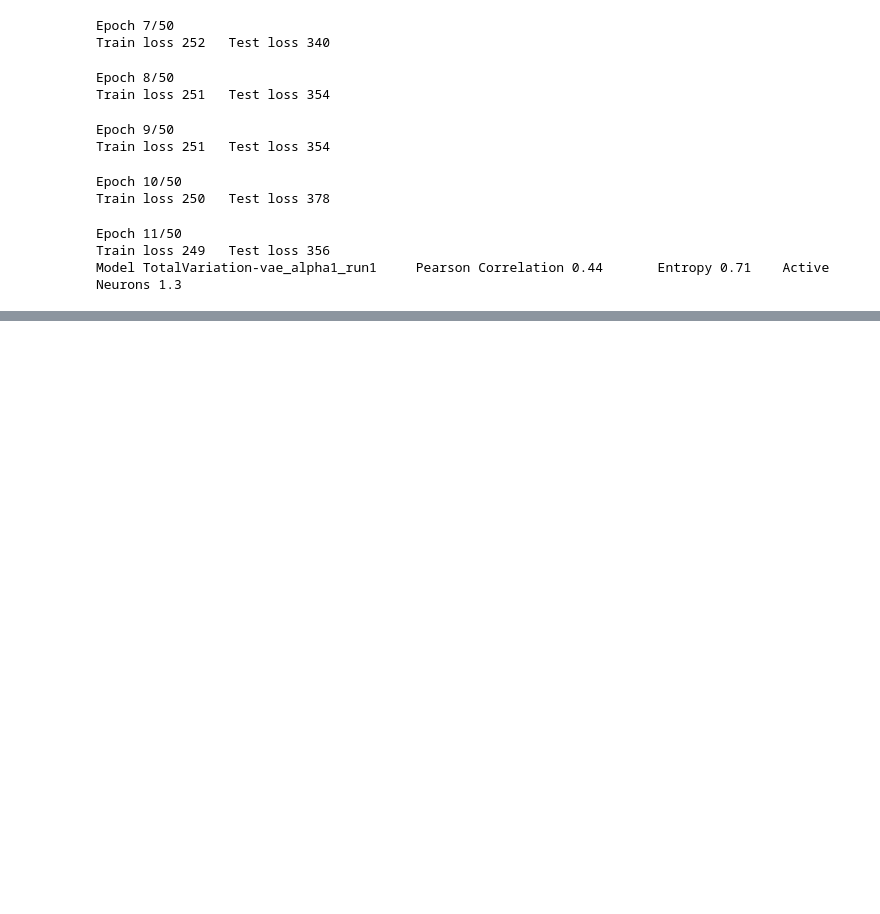
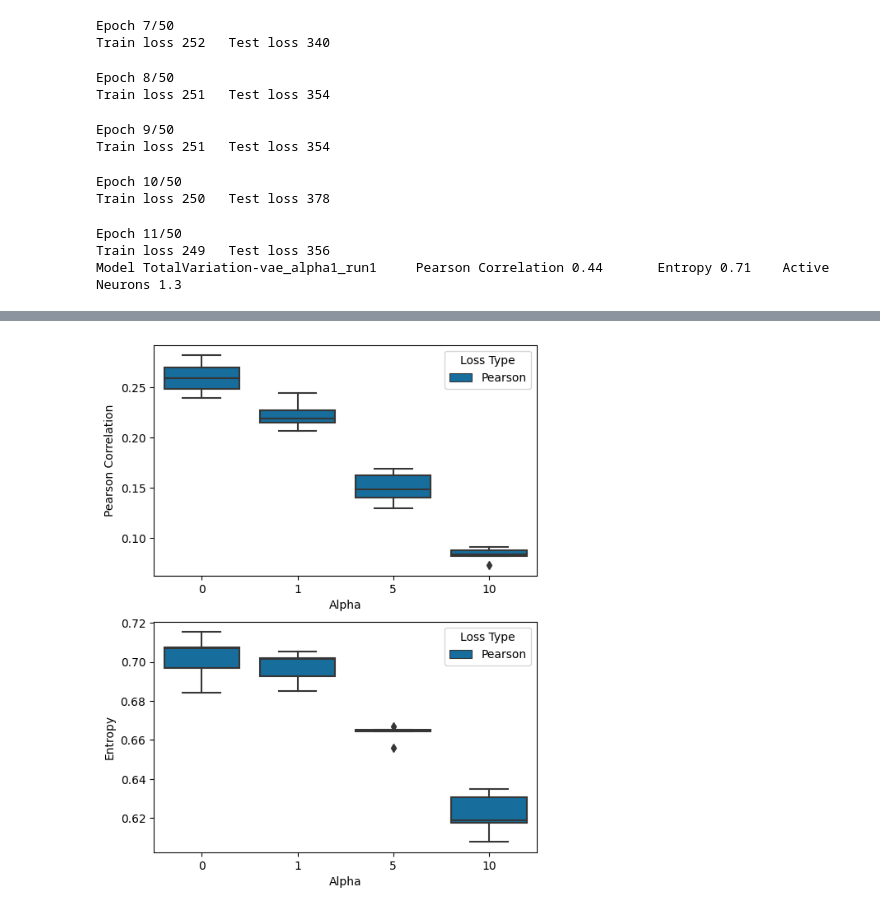
Before and after one commit to harrya32/encoder_attribution_priors, a Jupyter notebook: encoder_attribution_priors.ipynb, the cells around one changed output, grey strips where cells are left out. Cells and saved outputs as stored; diff of their text form; code cells hidden in the pictures; blank space fills up the shorter version.

```diff
--- a/encoder_attribution_priors.ipynb
+++ b/encoder_attribution_priors.ipynb
@@ -791,0 +932,5 @@ Train loss 232   Test loss 246
+# %%
+fig = vae_box_plots(pd.read_csv('drive/MyDrive/encoder_attribution_priors/experiments/results/mnist/pearson_vae/metrics.csv'), metric_names, loss='pearson')
+fig.savefig('drive/MyDrive/encoder_attribution_priors/experiments/results/mnist/pearson_vae/pearson_boxplots.pdf')
+# %% [output]
+[figure, added]
```
Also changed, not shown: parts of 17 cells of this notebook, 45 other files.
